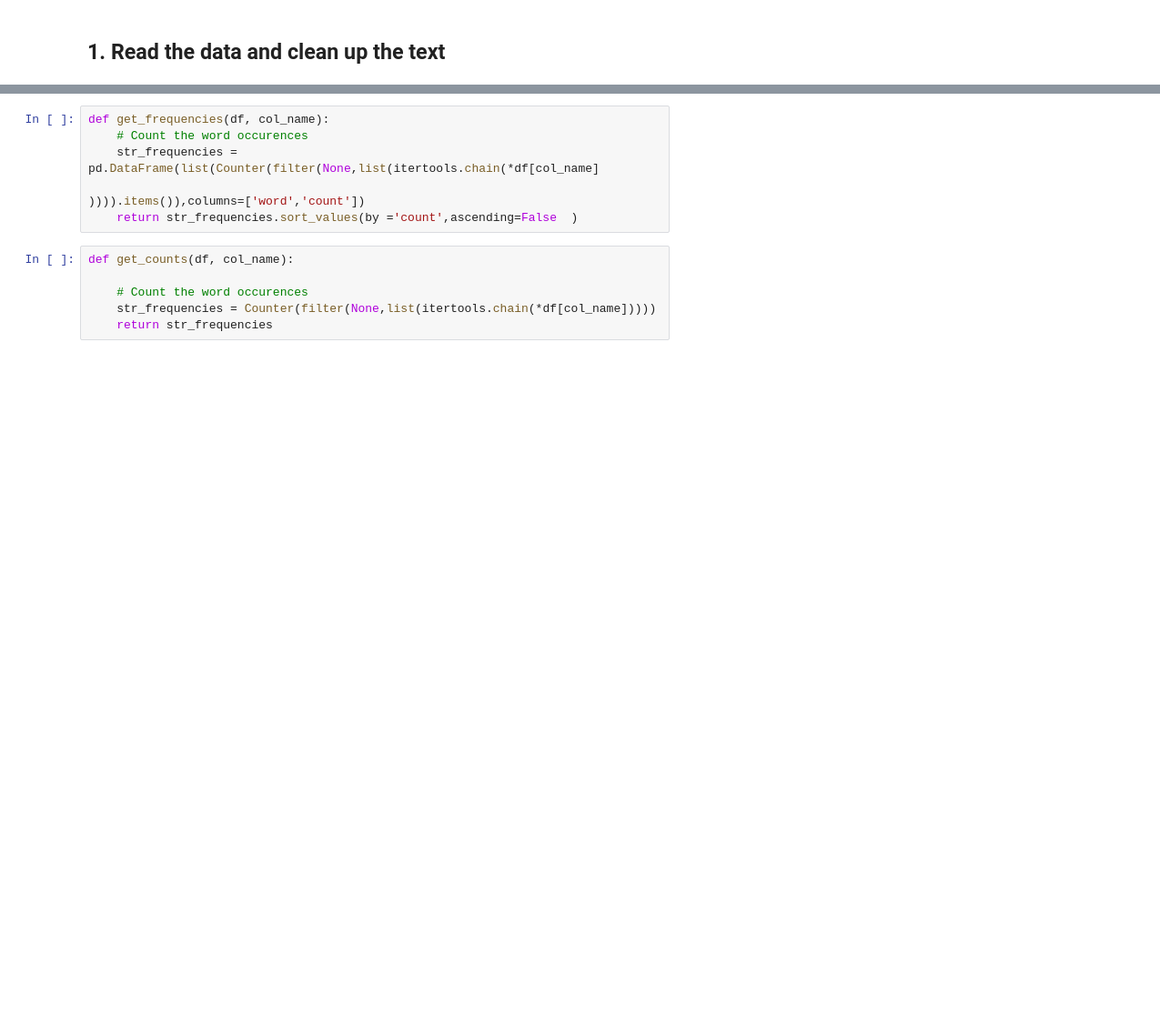
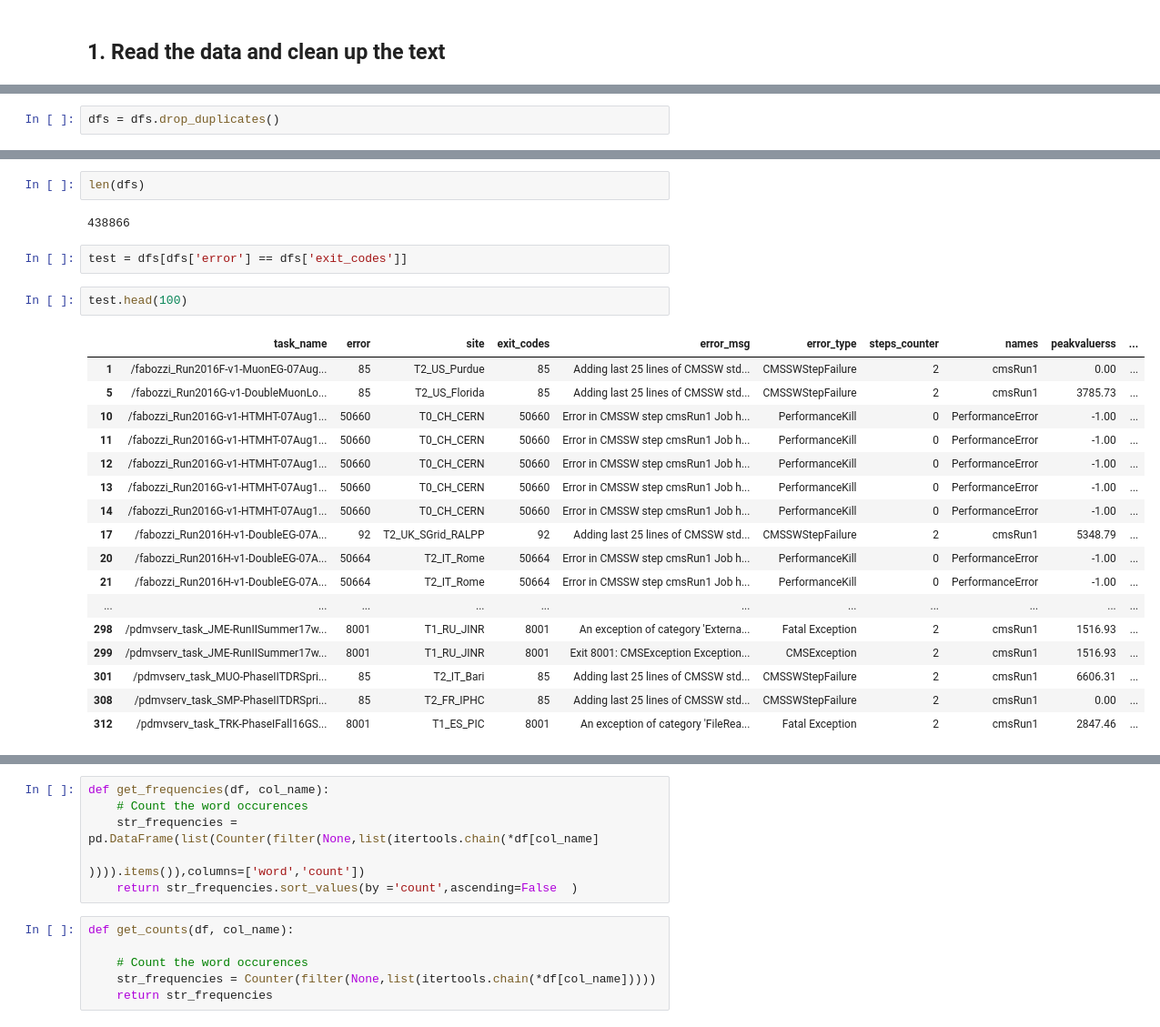
Before and after one commit to llayer/AIErrorLogAnalysis, a Jupyter notebook: spark/train_word2vec.ipynb, the cells around one changed output, grey strips where cells are left out. Shown at 91% size. Saved outputs shown, nothing was run; the diff lists cells and outputs as text; blank space fills up the shorter version.

```diff
--- a/spark/train_word2vec.ipynb
+++ b/spark/train_word2vec.ipynb
@@ -21,0 +72,2 @@ df_msg = pd.read_csv('/eos/user/l/llayer/AIErrorHandling/df_error_msg_exitcodes.
+# %%
+dfs = dfs.drop_duplicates()
@@ -21,0 +111,26 @@ df_msg = pd.read_csv('/eos/user/l/llayer/AIErrorHandling/df_error_msg_exitcodes.
+# %%
+len(dfs)
+# %% [output]
+438866
+# %%
+test = dfs[dfs['error'] == dfs['exit_codes']]
+# %%
+test.head(100)
+# %% [output]
+|  | task_name | error | site | exit_codes | error_msg | error_type | steps_counter | names | peakvaluerss | ... |
+| 1 | /fabozzi_Run2016F-v1-MuonEG-07Aug... | 85 | T2_US_Purdue | 85 | Adding last 25 lines of CMSSW std... | CMSSWStepFailure | 2 | cmsRun1 | 0.00 | ... |
+| 5 | /fabozzi_Run2016G-v1-DoubleMuonLo... | 85 | T2_US_Florida | 85 | Adding last 25 lines of CMSSW std... | CMSSWStepFailure | 2 | cmsRun1 | 3785.73 | ... |
+| 10 | /fabozzi_Run2016G-v1-HTMHT-07Aug1... | 50660 | T0_CH_CERN | 50660 | Error in CMSSW step cmsRun1 Job h... | PerformanceKill | 0 | PerformanceError | -1.00 | ... |
+| 11 | /fabozzi_Run2016G-v1-HTMHT-07Aug1... | 50660 | T0_CH_CERN | 50660 | Error in CMSSW step cmsRun1 Job h... | PerformanceKill | 0 | PerformanceError | -1.00 | ... |
+| 12 | /fabozzi_Run2016G-v1-HTMHT-07Aug1... | 50660 | T0_CH_CERN | 50660 | Error in CMSSW step cmsRun1 Job h... | PerformanceKill | 0 | PerformanceError | -1.00 | ... |
+| 13 | /fabozzi_Run2016G-v1-HTMHT-07Aug1... | 50660 | T0_CH_CERN | 50660 | Error in CMSSW step cmsRun1 Job h... | PerformanceKill | 0 | PerformanceError | -1.00 | ... |
+| 14 | /fabozzi_Run2016G-v1-HTMHT-07Aug1... | 50660 | T0_CH_CERN | 50660 | Error in CMSSW step cmsRun1 Job h... | PerformanceKill | 0 | PerformanceError | -1.00 | ... |
+| 17 | /fabozzi_Run2016H-v1-DoubleEG-07A... | 92 | T2_UK_SGrid_RALPP | 92 | Adding last 25 lines of CMSSW std... | CMSSWStepFailure | 2 | cmsRun1 | 5348.79 | ... |
+| 20 | /fabozzi_Run2016H-v1-DoubleEG-07A... | 50664 | T2_IT_Rome | 50664 | Error in CMSSW step cmsRun1 Job h... | PerformanceKill | 0 | PerformanceError | -1.00 | ... |
+| 21 | /fabozzi_Run2016H-v1-DoubleEG-07A... | 50664 | T2_IT_Rome | 50664 | Error in CMSSW step cmsRun1 Job h... | PerformanceKill | 0 | PerformanceError | -1.00 | ... |
+| ... | ... | ... | ... | ... | ... | ... | ... | ... | ... | ... |
+| 298 | /pdmvserv_task_JME-RunIISummer17w... | 8001 | T1_RU_JINR | 8001 | An exception of category 'Externa... | Fatal Exception | 2 | cmsRun1 | 1516.93 | ... |
+| 299 | /pdmvserv_task_JME-RunIISummer17w... | 8001 | T1_RU_JINR | 8001 | Exit 8001: CMSException Exception... | CMSException | 2 | cmsRun1 | 1516.93 | ... |
+| 301 | /pdmvserv_task_MUO-PhaseIITDRSpri... | 85 | T2_IT_Bari | 85 | Adding last 25 lines of CMSSW std... | CMSSWStepFailure | 2 | cmsRun1 | 6606.31 | ... |
+| 308 | /pdmvserv_task_SMP-PhaseIITDRSpri... | 85 | T2_FR_IPHC | 85 | Adding last 25 lines of CMSSW std... | CMSSWStepFailure | 2 | cmsRun1 | 0.00 | ... |
+| 312 | /pdmvserv_task_TRK-PhaseIFall16GS... | 8001 | T1_ES_PIC | 8001 | An exception of category 'FileRea... | Fatal Exception | 2 | cmsRun1 | 2847.46 | ... |
```
Also changed, not shown: parts of 79 cells of this notebook, 2 other files.
